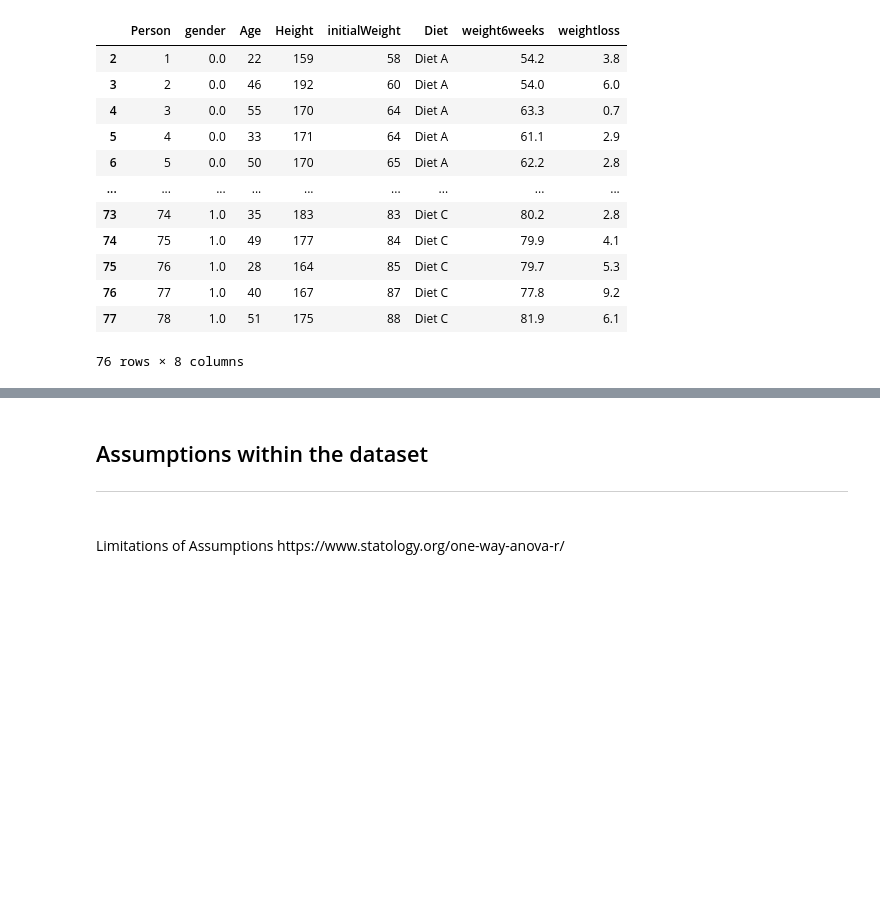
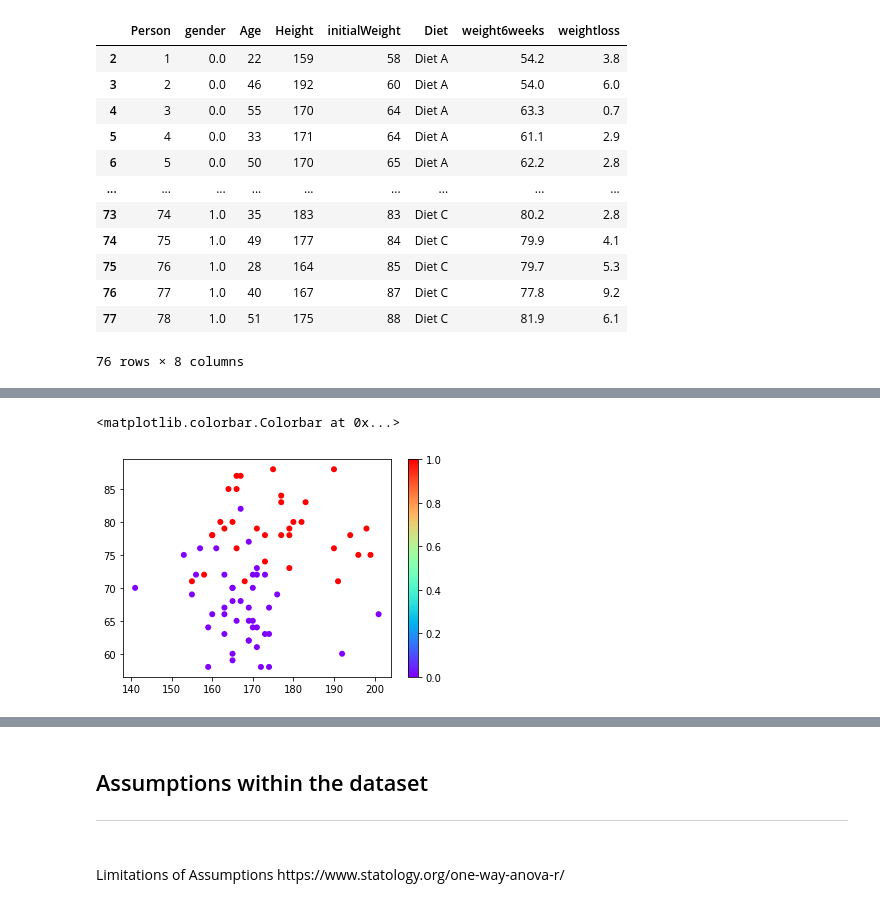
Before and after one commit to martinaobrien/machine-learning-and-statistics-assessment, a Jupyter notebook: Scipy-Stats-Jupyter-Notebook.ipynb, the cells around one changed output, grey strips where cells are left out. Drawn from its saved outputs; the diff is of its cells as text; code cells hidden in the pictures; blank space fills up the shorter version.

```diff
--- a/Scipy-Stats-Jupyter-Notebook.ipynb
+++ b/Scipy-Stats-Jupyter-Notebook.ipynb
@@ -213,0 +268,6 @@ df
+# %%
+points = plt.scatter(df.Height, df.initialWeight, c=df.gender,cmap="rainbow", lw=0) #to assign male and female to the gender variables for 1 and 0
+plt.colorbar(points)
+# %% [output]
+<matplotlib.colorbar.Colorbar at 0x...>
+[figure, added]
```
Also changed, not shown: parts of 38 cells of this notebook.
